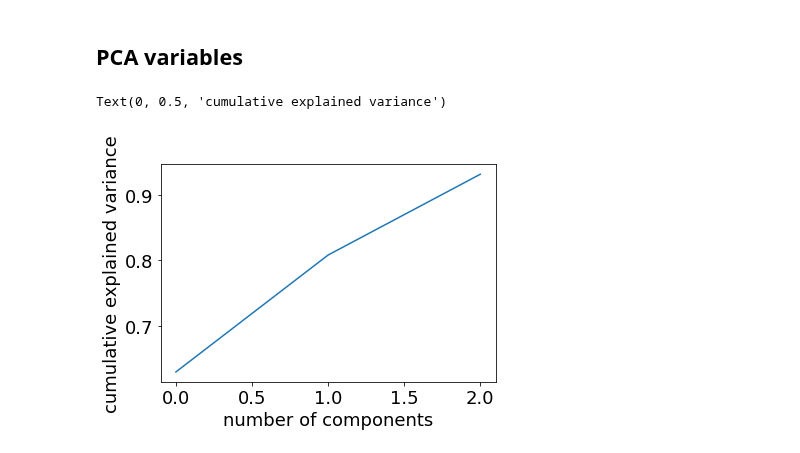
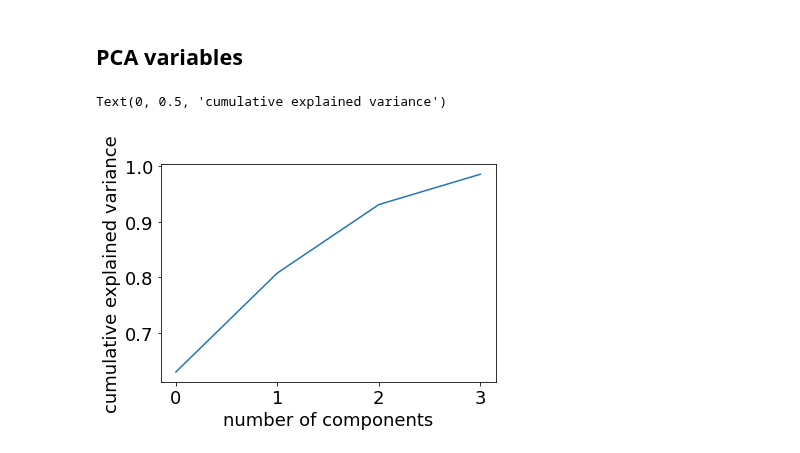
Before and after one commit to jaimeoliver1/social_capital_in_trade_networks, a Jupyter notebook: notebooks/01_01_linear_models_social_capital.ipynb, the cells around one changed output. Drawn from its saved outputs; the diff is of its cells as text; code cells hidden in the pictures.

```diff
--- a/notebooks/01_01_linear_models_social_capital.ipynb
+++ b/notebooks/01_01_linear_models_social_capital.ipynb
@@ -316,29 +316,29 @@ print(list(zip(['log_GFCF', 'log_wkn_population'] + reduced_terms_list, vif)))
 # %%
 from sklearn.preprocessing import StandardScaler
 from sklearn.decomposition import PCA
 from sklearn.pipeline import Pipeline
 
-n = 3
+n = 4
 
 pipe = Pipeline([
         ('scale', StandardScaler()),
         ('reduce_dims', PCA(n_components=n))]
         )
 
 df_model[[f'pca_{i}' for i in range(n)]] = pipe.fit_transform(df_model[reduced_terms_list])
 
 pipe = Pipeline([
         ('scale', StandardScaler()),
         ('reduce_dims', PCA(n_components=n))]
         )
 pipe.fit(df_model[reduced_terms_list])
 
 plt.plot(np.cumsum(pipe['reduce_dims'].explained_variance_ratio_))
 plt.xlabel('number of components')
 plt.ylabel('cumulative explained variance')
 # %% [output]
 Text(0, 0.5, 'cumulative explained variance')
-[figure, old version]
+[figure, new version]
 # %%
 df_index = df_model.set_index(['country', 'year'])
 pca_terms = [f'pca_{i}' for i in range(n)]
```
Also changed, not shown: parts of 3 cells of this notebook, 7 other files.
